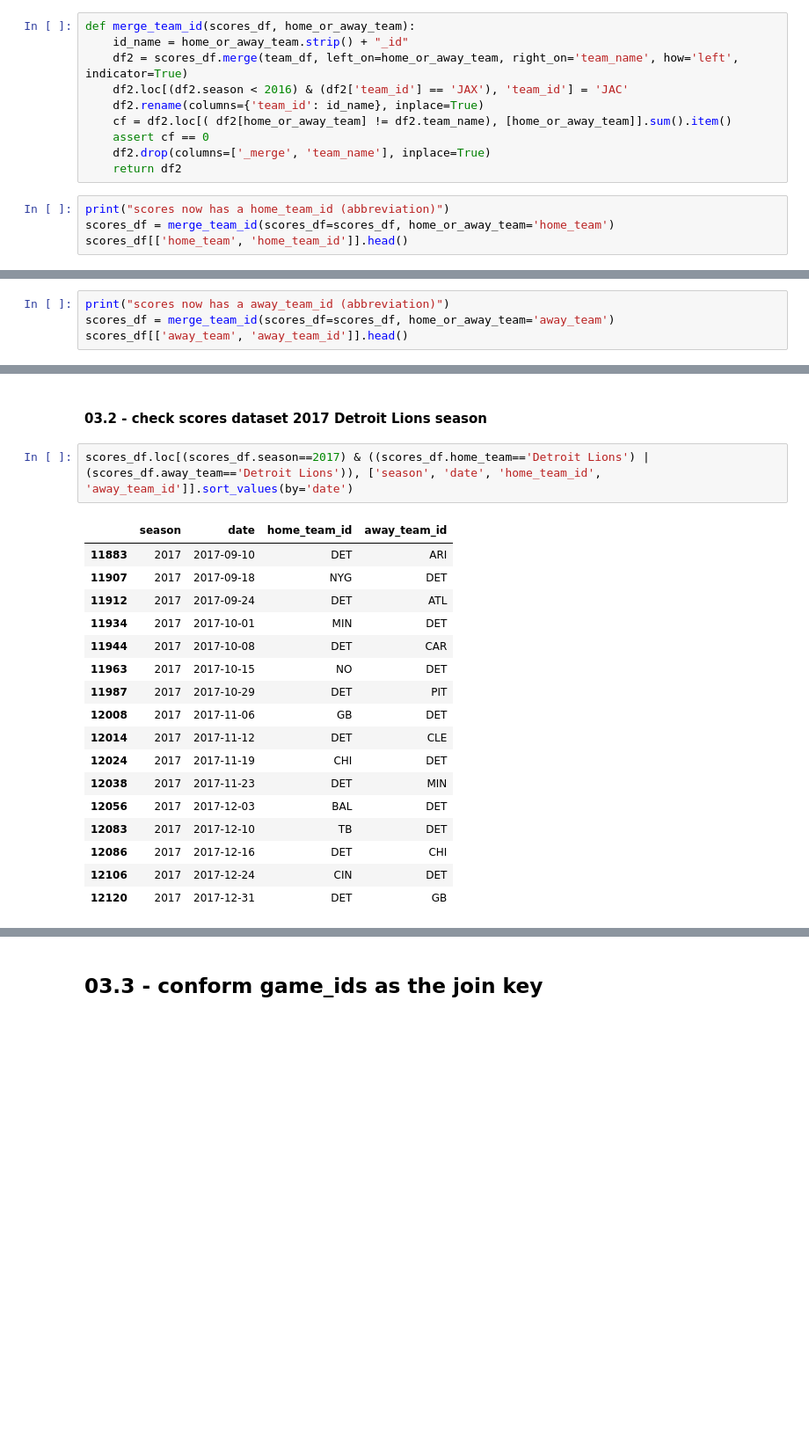
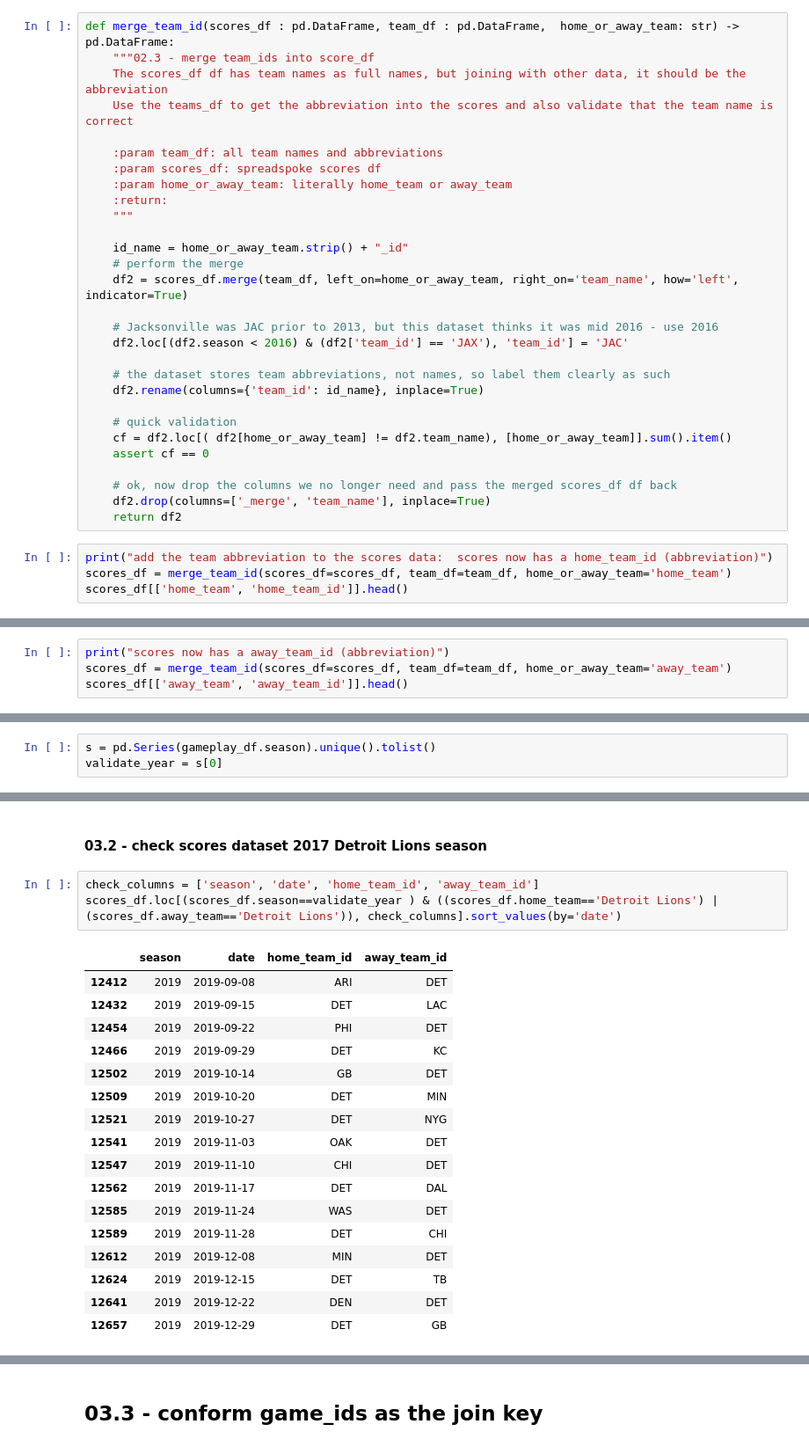
Before and after one commit to cjlcoursework/nfl_capstone, a Jupyter notebook: notebooks/03-cjl-clean.ipynb, the cells around one changed output, grey strips where cells are left out. Shown at 88% size. Drawn from its saved outputs; the diff is of its cells as text; blank space fills up the shorter version.

```diff
--- a/notebooks/03-cjl-clean.ipynb
+++ b/notebooks/03-cjl-clean.ipynb
@@ -142,17 +150,36 @@ team_df.head()
 # %% [markdown]
 ## 02.3 - merge team_ids into score_df
 # %%
-def merge_team_id(scores_df, home_or_away_team):
+def merge_team_id(scores_df : pd.DataFrame, team_df : pd.DataFrame,  home_or_away_team: str) -> pd.DataFrame:
+    """02.3 - merge team_ids into score_df
+    The scores_df df has team names as full names, but joining with other data, it should be the abbreviation
+    Use the teams_df to get the abbreviation into the scores and also validate that the team name is correct
+
+    :param team_df: all team names and abbreviations
+    :param scores_df: spreadspoke scores df
+    :param home_or_away_team: literally home_team or away_team
+    :return:
+    """
+
     id_name = home_or_away_team.strip() + "_id"
+    # perform the merge
     df2 = scores_df.merge(team_df, left_on=home_or_away_team, right_on='team_name', how='left', indicator=True)
+
+    # Jacksonville was JAC prior to 2013, but this dataset thinks it was mid 2016 - use 2016
     df2.loc[(df2.season < 2016) & (df2['team_id'] == 'JAX'), 'team_id'] = 'JAC'
+
+    # the dataset stores team abbreviations, not names, so label them clearly as such
     df2.rename(columns={'team_id': id_name}, inplace=True)
+
+    # quick validation
     cf = df2.loc[( df2[home_or_away_team] != df2.team_name), [home_or_away_team]].sum().item()
     assert cf == 0
+
+    # ok, now drop the columns we no longer need and pass the merged scores_df df back
     df2.drop(columns=['_merge', 'team_name'], inplace=True)
     return df2
 # %%
-print("scores now has a home_team_id (abbreviation)")
-scores_df = merge_team_id(scores_df=scores_df, home_or_away_team='home_team')
+print("add the team abbreviation to the scores data:  scores now has a home_team_id (abbreviation)")
+scores_df = merge_team_id(scores_df=scores_df, team_df=team_df, home_or_away_team='home_team')
 scores_df[['home_team', 'home_team_id']].head()
 # %% [output]
@@ -165,7 +192,7 @@ scores now has a home_team_id (abbreviation)
 | 4 | Green Bay Packers | GB |
 # %%
 print("scores now has a away_team_id (abbreviation)")
-scores_df = merge_team_id(scores_df=scores_df, home_or_away_team='away_team')
+scores_df = merge_team_id(scores_df=scores_df, team_df=team_df, home_or_away_team='away_team')
 scores_df[['away_team', 'away_team_id']].head()
 # %% [output]
 scores now has a away_team_id (abbreviation)
@@ -228 +233,4 @@ Look at the Detroit Lions 2017 season - both datasets should have 16 games
+# %%
+s = pd.Series(gameplay_df.season).unique().tolist()
+validate_year = s[0]
 # %%
@@ -249,22 +258,23 @@ gameplay_df.loc[(gameplay_df.season == 2017) & ((gameplay_df.home_team=='DET') |
 # %% [markdown]
 #### 03.2 - check scores dataset 2017 Detroit Lions season
 # %%
-scores_df.loc[(scores_df.season==2017) & ((scores_df.home_team=='Detroit Lions') | (scores_df.away_team=='Detroit Lions')), ['season', 'date', 'home_team_id', 'away_team_id']].sort_values(by='date')
+check_columns = ['season', 'date', 'home_team_id', 'away_team_id']
+scores_df.loc[(scores_df.season==validate_year ) & ((scores_df.home_team=='Detroit Lions') | (scores_df.away_team=='Detroit Lions')), check_columns].sort_values(by='date')
 # %% [output]
 |  | season | date | home_team_id | away_team_id |
-| 11883 | 2017 | 2017-09-10 | DET | ARI |
-| 11907 | 2017 | 2017-09-18 | NYG | DET |
-| 11912 | 2017 | 2017-09-24 | DET | ATL |
-| 11934 | 2017 | 2017-10-01 | MIN | DET |
-| 11944 | 2017 | 2017-10-08 | DET | CAR |
-| 11963 | 2017 | 2017-10-15 | NO | DET |
-| 11987 | 2017 | 2017-10-29 | DET | PIT |
-| 12008 | 2017 | 2017-11-06 | GB | DET |
-| 12014 | 2017 | 2017-11-12 | DET | CLE |
-| 12024 | 2017 | 2017-11-19 | CHI | DET |
-| 12038 | 2017 | 2017-11-23 | DET | MIN |
-| 12056 | 2017 | 2017-12-03 | BAL | DET |
-| 12083 | 2017 | 2017-12-10 | TB | DET |
-| 12086 | 2017 | 2017-12-16 | DET | CHI |
-| 12106 | 2017 | 2017-12-24 | CIN | DET |
-| 12120 | 2017 | 2017-12-31 | DET | GB |
+| 12412 | 2019 | 2019-09-08 | ARI | DET |
+| 12432 | 2019 | 2019-09-15 | DET | LAC |
+| 12454 | 2019 | 2019-09-22 | PHI | DET |
+| 12466 | 2019 | 2019-09-29 | DET | KC |
+| 12502 | 2019 | 2019-10-14 | GB | DET |
+| 12509 | 2019 | 2019-10-20 | DET | MIN |
+| 12521 | 2019 | 2019-10-27 | DET | NYG |
+| 12541 | 2019 | 2019-11-03 | OAK | DET |
+| 12547 | 2019 | 2019-11-10 | CHI | DET |
+| 12562 | 2019 | 2019-11-17 | DET | DAL |
+| 12585 | 2019 | 2019-11-24 | WAS | DET |
+| 12589 | 2019 | 2019-11-28 | DET | CHI |
+| 12612 | 2019 | 2019-12-08 | MIN | DET |
+| 12624 | 2019 | 2019-12-15 | DET | TB |
+| 12641 | 2019 | 2019-12-22 | DEN | DET |
+| 12657 | 2019 | 2019-12-29 | DET | GB |
```
Also changed, not shown: parts of 35 cells of this notebook, 3 other files.
